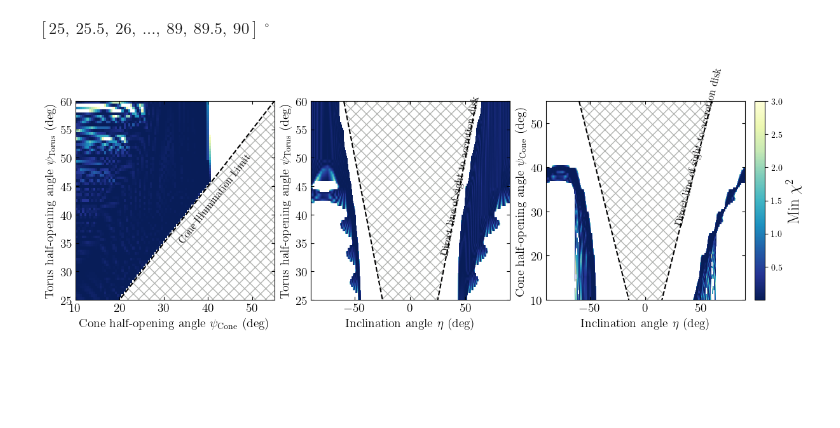
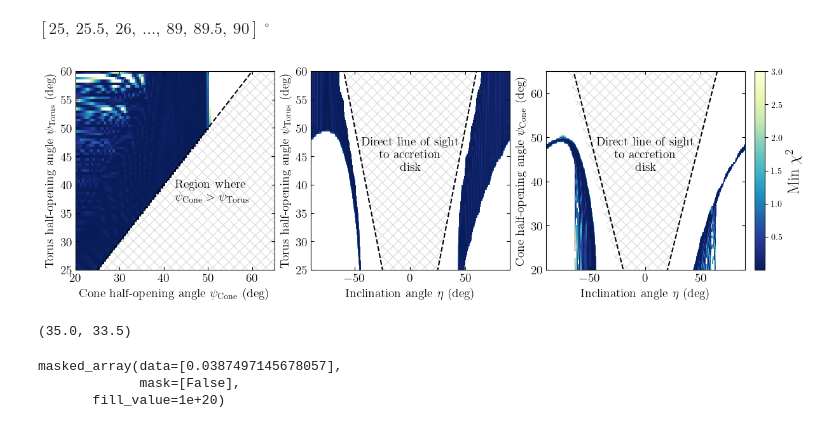
Before and after one commit to rjassef/Impol_BHDs_repo, a Jupyter notebook: plots/SKIRTOR_fit_onesided/fit_pfrac.W0204.ipynb, the cells around one changed output. Saved outputs shown, nothing was run; the diff lists cells and outputs as text; code cells hidden in the pictures; blank space fills up the shorter version.

Commit message:
Updated figures

```diff
--- a/plots/SKIRTOR_fit_onesided/fit_pfrac.W0204.ipynb
+++ b/plots/SKIRTOR_fit_onesided/fit_pfrac.W0204.ipynb
@@ -200,6 +208,9 @@ iang_grid_extended = np.arange(-90., 90.1, diang)
 #iang_grid_extended = np.concatenate([-iang_grid[::-1], iang_grid])
 nie = len(iang_grid_extended)
 # %%
+import matplotlib.patches
+
+
 fig, axs = plt.subplots(1, 3, figsize=(12,6), layout='constrained')
 for ax in axs.flatten():
    ax.tick_params(axis='both', direction='in', labelsize=14, bottom=True, top=True, left=True, right=True)
@@ -224,62 +235,89 @@ vmin = np.min(chi2_use)
 vmax = 3.0
 cmap = 'YlGnBu_r'
 
-II, JJ, KK = np.meshgrid(tang_grid.value, cang_grid.value, iang_grid_extended.value, indexing='ij')
-chi2_use.mask[(JJ+5>II) | (np.abs(KK)<II)] = True
+#II, JJ, KK = np.meshgrid(tang_grid.value, cang_grid.value, iang_grid_extended.value, indexing='ij')
+II, JJ, KK = np.meshgrid(tang_grid.value, cang_grid.value+10, iang_grid_extended.value, indexing='ij')
+#chi2_use.mask[(JJ+5>II) | (np.abs(KK)<II)] = True
+chi2_use.mask[(JJ>II) | (np.abs(KK)<II)] = True
 chi2_use.mask[chi2_use>vmax] = True
 
 #Torus - Cone
 ax = axs[0]
 chi2_aux = np.min(chi2_use, axis=2)
-cb = ax.imshow(chi2_aux, origin='lower', vmin=vmin, vmax=vmax, cmap=cmap, extent=[np.min(cang_grid.value), np.max(cang_grid.value), np.min(tang_grid.value), np.max(tang_grid.value)])
+cb = ax.imshow(chi2_aux, origin='lower', vmin=vmin, vmax=vmax, cmap=cmap, extent=[np.min(cang_grid.value)+10, np.max(cang_grid.value)+10, np.min(tang_grid.value), np.max(tang_grid.value)])
 ax.set_xlim(ax.get_xlim())
 ax.set_ylim(ax.get_ylim())
-ax.plot(ax.get_xlim(), np.array(ax.get_xlim())+5, 'k--')
-ax.fill_between(ax.get_xlim(), np.array(ax.get_xlim())+5, ax.get_ylim()[0], color="none", hatch="xx", edgecolor="xkcd:gray", linewidth=0.0, alpha=0.7)
+#ax.plot(ax.get_xlim(), np.array(ax.get_xlim())+5, 'k--')
+ax.plot(ax.get_xlim(), np.array(ax.get_xlim()), 'k--')
+#ax.fill_between(ax.get_xlim(), np.array(ax.get_xlim())+5, ax.get_ylim()[0], color="none", hatch="xx", edgecolor="xkcd:gray", linewidth=0.0, alpha=0.7)
+ax.fill_between(ax.get_xlim(), np.array(ax.get_xlim()), ax.get_ylim()[0], color="none", hatch="xx", edgecolor="xkcd:gray", linewidth=0.0, alpha=0.3)
 ax.set_xlabel(r"Cone half-opening angle $\psi_{\rm Cone}$ (deg)", fontsize=axis_label_fontsize)
 ax.set_ylabel(r"Torus half-opening angle $\psi_{\rm Torus}$ (deg)", fontsize=axis_label_fontsize)
 x0,x1 = ax.get_xlim()
 y0,y1 = ax.get_ylim()
 ax.set_aspect(abs(x1-x0)/abs(y1-y0))
-ax.text(33, 35, "Cone Illumination Limit", rotation=np.arctan2(abs(x1-x0), abs(y1-y0))*180/np.pi, fontsize=12, weight='extra bold', fontfamily='sans-serif')
+#ax.text(33, 35, "Cone Illumination Limit", rotation=np.arctan2(abs(x1-x0), abs(y1-y0))*180/np.pi, fontsize=12, weight='extra bold', fontfamily='sans-serif')
+ax.text(0.50, 0.35, "Region where \n"+r"$\psi_{\rm Cone} > \psi_{\rm Torus}$", fontsize=14, weight='extra bold', fontfamily='sans-serif', transform=ax.transAxes, wrap=True)
 
 #Torus - Inclination
 ax = axs[1]
 chi2_aux = np.min(chi2_use, axis=1)
 ax.imshow(chi2_aux, origin='lower', vmin=vmin, vmax=vmax, cmap=cmap, extent=[np.min(iang_grid_extended.value), np.max(iang_grid_extended.value), np.min(tang_grid.value), np.max(tang_grid.value)])
 ax.set_xlim(ax.get_xlim())
 ax.set_ylim(ax.get_ylim())
 ax.plot(ax.get_xlim(), ax.get_xlim(), 'k--')
 ax.plot(ax.get_xlim(), -np.array(ax.get_xlim()), 'k--')
 #ax.fill_between(ax.get_xlim(), -np.array(ax.get_xlim()), np.array(ax.get_xlim()), color="none", hatch="xx", edgecolor="xkcd:gray", linewidth=0.0, alpha=0.7)
-ax.fill_betweenx(ax.get_ylim(), -np.array(ax.get_ylim()), np.array(ax.get_ylim()), color="none", hatch="xx", edgecolor="xkcd:gray", linewidth=0.0, alpha=0.7)
+ax.fill_betweenx(ax.get_ylim(), -np.array(ax.get_ylim()), np.array(ax.get_ylim()), color="none", hatch="xx", edgecolor="xkcd:gray", linewidth=0.0, alpha=0.3)
 ax.set_xlabel(r"Inclination angle $\eta$ (deg)", fontsize=axis_label_fontsize)
 ax.set_ylabel(r"Torus half-opening angle $\psi_{\rm Torus}$ (deg)", fontsize=axis_label_fontsize)
 x0,x1 = ax.get_xlim()
 y0,y1 = ax.get_ylim()
 ax.set_aspect(abs(x1-x0)/abs(y1-y0))
-ax.text(28, 33, "Direct line of sight to accretion disk", rotation=np.arctan2(abs(x1-x0), abs(y1-y0))*180/np.pi, fontsize=12, weight='extra bold', fontfamily='sans-serif')
+#ax.text(28, 33, "Direct line of sight to accretion disk", rotation=np.arctan2(abs(x1-x0), abs(y1-y0))*180/np.pi, fontsize=12, weight='extra bold', fontfamily='sans-serif')
+ax.text(0.5, 0.5, "Direct line of sight \nto accretion \ndisk", ha='center', fontsize=14, weight='extra bold', fontfamily='sans-serif', transform=ax.transAxes)
 
 #Cone - Inclination
 ax = axs[2]
 chi2_aux = np.min(chi2_use, axis=0)
-cb = plt.imshow(chi2_aux, origin='lower', vmin=vmin, vmax=vmax, cmap=cmap, extent=[np.min(iang_grid_extended.value), np.max(iang_grid_extended.value), np.min(cang_grid.value), np.max(cang_grid.value)])
+cb = plt.imshow(chi2_aux, origin='lower', vmin=vmin, vmax=vmax, cmap=cmap, extent=[np.min(iang_grid_extended.value), np.max(iang_grid_extended.value), np.min(cang_grid.value)+10, np.max(cang_grid.value)+10])
 ax.set_xlim(ax.get_xlim())
 ax.set_ylim(ax.get_ylim())
-ax.plot(ax.get_xlim(), np.array(ax.get_xlim())-5, 'k--')
-ax.plot(ax.get_xlim(), -np.array(ax.get_xlim())-5, 'k--')
+#ax.plot(ax.get_xlim(), np.array(ax.get_xlim())-5, 'k--')
+#ax.plot(ax.get_xlim(), -np.array(ax.get_xlim())-5, 'k--')
+ax.plot(ax.get_xlim(), np.array(ax.get_xlim()), 'k--')
+ax.plot(ax.get_xlim(), -np.array(ax.get_xlim()), 'k--')
 #ax.fill_between(ax.get_xlim(), np.array(ax.get_xlim())-5, ax.get_ylim()[1], color="none", hatch="xx", edgecolor="xkcd:gray", linewidth=0.0, alpha=0.7)
-ax.fill_betweenx(ax.get_ylim(), -np.array(ax.get_ylim())-5, np.array(ax.get_ylim())+5, color="none", hatch="xx", edgecolor="xkcd:gray", linewidth=0.0, alpha=0.7)
+#ax.fill_betweenx(ax.get_ylim(), -np.array(ax.get_ylim())-5, np.array(ax.get_ylim())+5, color="none", hatch="xx", edgecolor="xkcd:gray", linewidth=0.0, alpha=0.7)
+ax.fill_betweenx(ax.get_ylim(), -np.array(ax.get_ylim())-5, np.array(ax.get_ylim()), color="none", hatch="xx", edgecolor="xkcd:gray", linewidth=0.0, alpha=0.3)
 plt.xlabel(r"Inclination angle $\eta$ (deg)", fontsize=axis_label_fontsize)
 plt.ylabel(r"Cone half-opening angle $\psi_{\rm Cone}$ (deg)", fontsize=axis_label_fontsize)
 x0,x1 = ax.get_xlim()
 y0,y1 = ax.get_ylim()
 ax.set_aspect(abs(x1-x0)/abs(y1-y0))
-ax.text(27, 27, "Direct line of sight to accretion disk", rotation=np.arctan2(abs(x1-x0), abs(y1-y0))*180/np.pi, fontsize=12, weight='extra bold', fontfamily='sans-serif')
+#ax.text(27, 27, "Direct line of sight to accretion disk", rotation=np.arctan2(abs(x1-x0), abs(y1-y0))*180/np.pi, fontsize=12, weight='extra bold', fontfamily='sans-serif')
+ax.text(0.5, 0.5, "Direct line of sight \nto accretion \ndisk", ha='center', fontsize=14, weight='extra bold', fontfamily='sans-serif', transform=ax.transAxes)
+
+p = matplotlib.patches.Circle((60.,33.5), 1.)
+ax.add_artist(p)
 
 fig.colorbar(cb, fraction=0.05).set_label(label=r'Min $\chi^2$',size=18)
 
 plt.show()
 fig.savefig("W0204_chi2maps.png", dpi=200, bbox_inches='tight')
 # %% [output]
-[figure, old version]
+[figure, new version]
+# %%
+cond = (KK==60)
+nn = np.argmin(chi2_use[cond], axis=None)
+IIx = II[cond]
+JJx = JJ[cond]
+IIx[nn], JJx[nn]
+# %% [output]
+(35.0, 33.5)
+# %%
+chi2_use[(JJ==33.5) & (KK==60.0) & (II==40.0)]
+# %% [output]
+masked_array(data=[0.0387497145678057],
+             mask=[False],
+       fill_value=1e+20)
```
Also changed, not shown: parts of 3 cells of this notebook, 4 other files.
